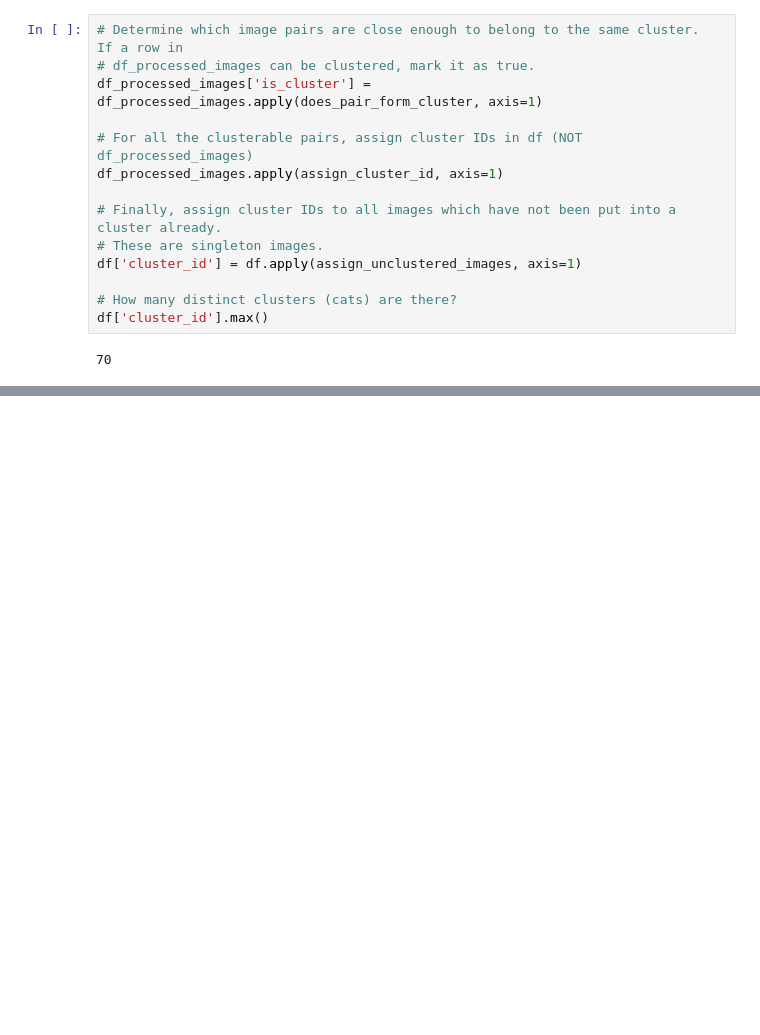
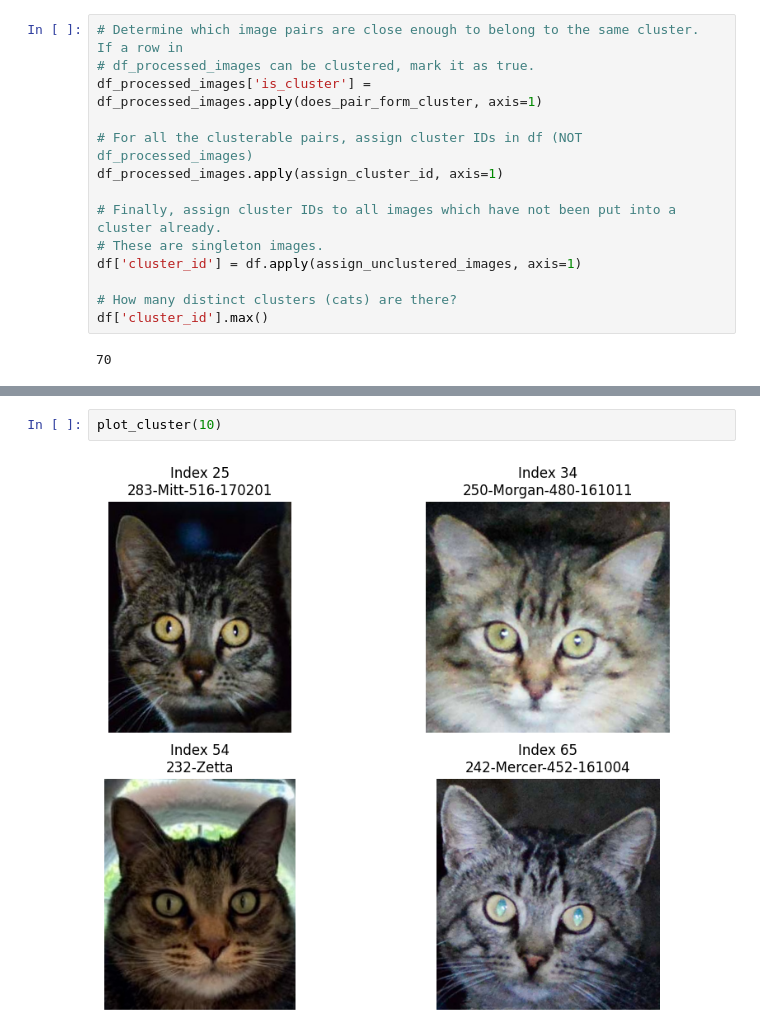
Before and after one commit to pcashman21/feral-cat-census, a Jupyter notebook: src/notebooks/cluster_by_similarity.ipynb, the cells around one changed output, grey strips where cells are left out. Drawn from its saved outputs; the diff is of its cells as text; blank space fills up the shorter version.

```diff
--- a/src/notebooks/cluster_by_similarity.ipynb
+++ b/src/notebooks/cluster_by_similarity.ipynb
@@ -307,0 +318,4 @@ df['cluster_id'].max()
+# %%
+plot_cluster(10)
+# %% [output]
+[figure, added]
```
Also changed, not shown: parts of 2 cells of this notebook.
